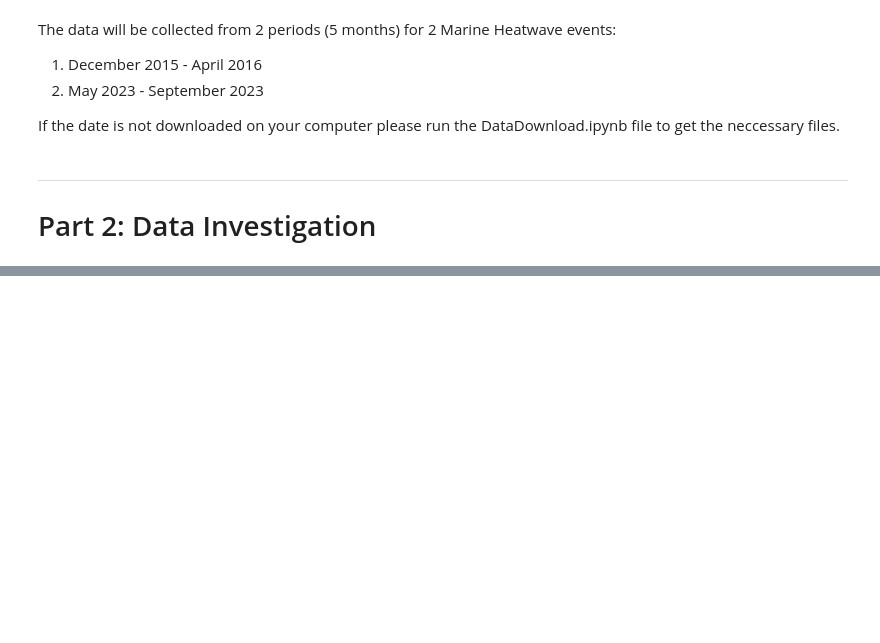
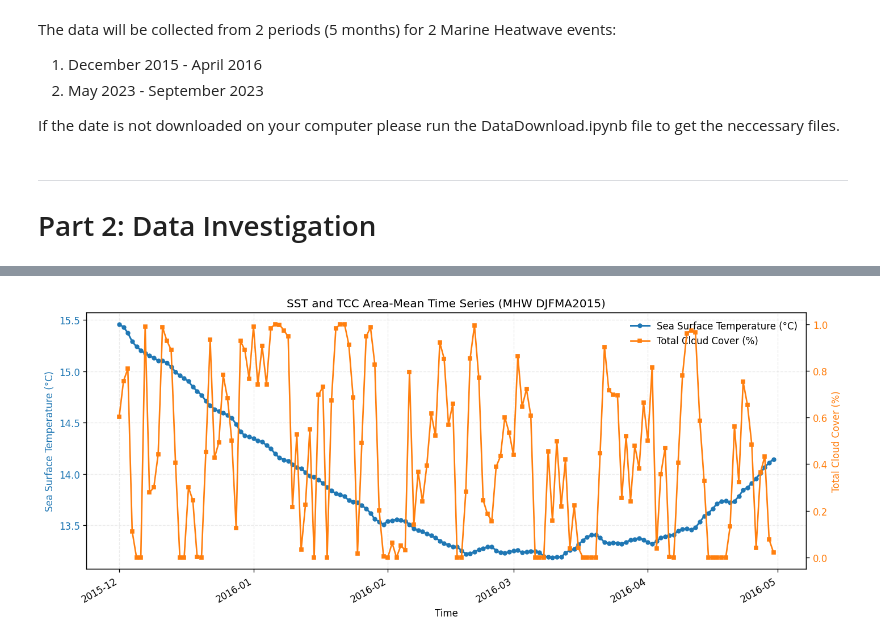
Before and after one commit to natslimak/OceanCourses, a Jupyter notebook: DigitalOcean/Project/MarineHeatwaves.ipynb, the cells around one changed output, grey strips where cells are left out. Cells and saved outputs as stored; diff of their text form; code cells hidden in the pictures; blank space fills up the shorter version.

```diff
--- a/DigitalOcean/Project/MarineHeatwaves.ipynb
+++ b/DigitalOcean/Project/MarineHeatwaves.ipynb
@@ -94,0 +434,93 @@ plt.show()
+# %%
+# Plot SST and TCC together for BOTH MHW events (2016 and 2023)
+mhw_options = {
+    '2016': {
+        'region': MHW_2016,
+        'years_label': 'MHW DJFMA2015',
+        'sst_ds': ds_2016,
+        'tcc_ds': ds_tcc_2016
+    },
+    '2023': {
+        'region': MHW_2023,
+        'years_label': 'MHW MJJAS2023',
+        'sst_ds': ds_2023,
+        'tcc_ds': ds_tcc_2023
+    }
+}
+
+for mhw_key in ['2016', '2023']:
+    cfg = mhw_options[mhw_key]
+    region = cfg['region']
+
+    sst_ts = plot_temporal_variability_area(
+        cfg['sst_ds'],
+        'analysed_sst',
+        region['minimum_longitude'],
+        region['maximum_longitude'],
+        region['minimum_latitude'],
+        region['maximum_latitude'],
+        show_plot=False
+).to_series().dropna()
+
+    tcc_ts = plot_temporal_variability_area(
+        cfg['tcc_ds'],
+        'tcc',
+        region['minimum_longitude'],
+        region['maximum_longitude'],
+        region['minimum_latitude'],
+        region['maximum_latitude'],
+        show_plot=False
+).to_series().dropna()
+
+    fig, ax1 = plt.subplots(figsize=(12, 5), dpi=120)
+    ax1.plot(
+        sst_ts.index,
+        sst_ts.values,
+        color='tab:blue',
+        marker='o',
+        markersize=4,
+        linewidth=1.8,
+        label='Sea Surface Temperature (°C)'
+    )
+    ax1.set_xlabel('Time')
+    ax1.set_ylabel('Sea Surface Temperature (°C)', color='tab:blue')
+    ax1.tick_params(axis='y', labelcolor='tab:blue')
+    ax1.xaxis.set_major_formatter(mdates.DateFormatter('%Y-%m'))
+    plt.setp(ax1.get_xticklabels(), rotation=30, ha='right')
+    ax1.grid(alpha=0.25, linestyle='--')
+
+    ax2 = ax1.twinx()
+    if tcc_ts.empty:
+        ax2.text(
+            0.98,
+            0.95,
+            'TCC not available for this region in this dataset',
+            transform=ax2.transAxes,
+            ha='right',
+            va='top',
+            fontsize=9,
+            color='tab:orange',
+            bbox=dict(boxstyle='round', facecolor='white', alpha=0.8, edgecolor='0.7')
+        )
+    else:
+        ax2.plot(
+            tcc_ts.index,
+            tcc_ts.values,
+            color='tab:orange',
+            marker='s',
+            markersize=4,
+            linewidth=1.6,
+            label='Total Cloud Cover (%)'
+        )
+    ax2.set_ylabel('Total Cloud Cover (%)', color='tab:orange')
+    ax2.tick_params(axis='y', labelcolor='tab:orange')
+
+    lines_1, labels_1 = ax1.get_legend_handles_labels()
+    lines_2, labels_2 = ax2.get_legend_handles_labels()
+    ax1.legend(lines_1 + lines_2, labels_1 + labels_2, loc='best', frameon=False)
+
+    ax1.set_title(f"SST and TCC Area-Mean Time Series ({cfg['years_label']})")
+    plt.tight_layout()
+    plt.show()
+# %% [output]
+[figure, added]
```
Also changed, not shown: parts of 13 cells of this notebook, 3 other files.
